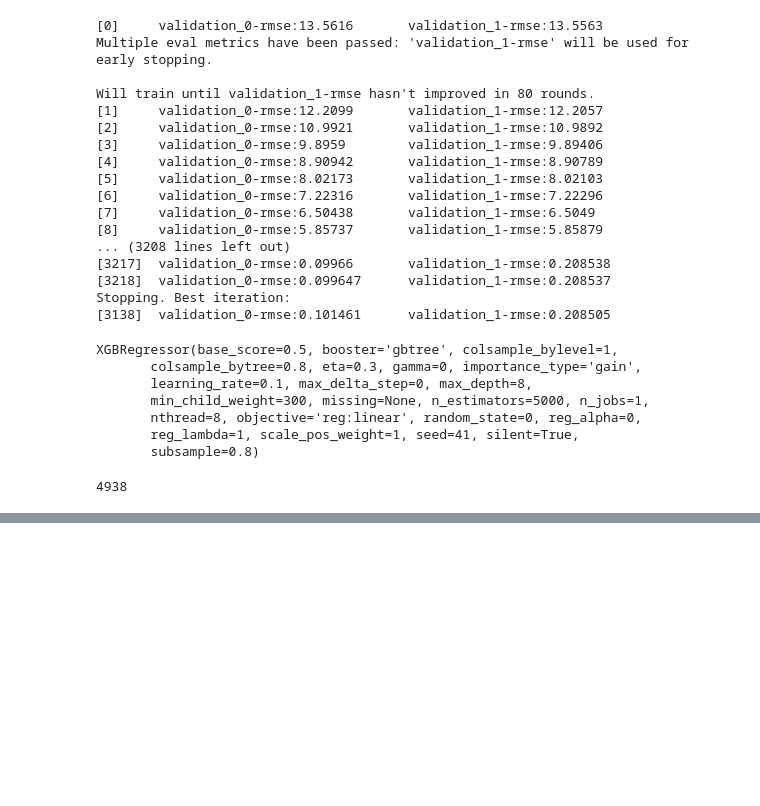
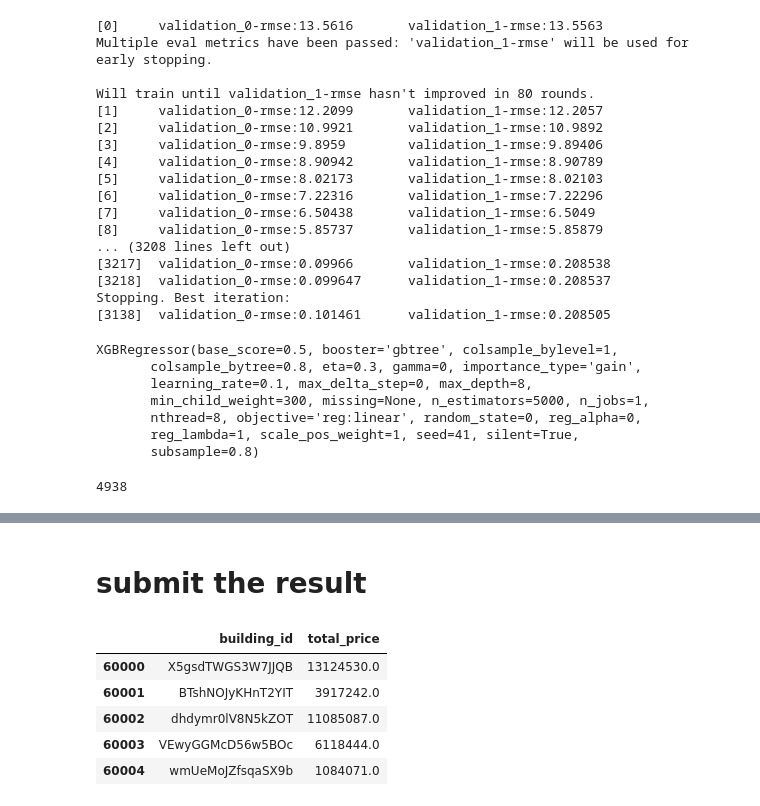
Before and after one commit to ChingChieh/HousePriceCompetition, a Jupyter notebook: HousePredition2.0.ipynb, the cells around one changed output, grey strips where cells are left out. Saved outputs shown, nothing was run; the diff lists cells and outputs as text; code cells hidden in the pictures; blank space fills up the shorter version.

```diff
--- a/HousePredition2.0.ipynb
+++ b/HousePredition2.0.ipynb
@@ -142,0 +227,18 @@ validation(model.predict(X_valid),y_valid)
+# %% [markdown]
+# submit the result
+# %%
+test_ = test.drop('building_id', axis=1)
+pred = model.predict(test_)
+pred_ = np.floor(np.expm1(pred))
+test_id = test['building_id']
+data = {'building_id':test_id, 'total_price':pred_}
+sub = pd.DataFrame(data)
+# %%
+sub.head()
+# %% [output]
+|  | building_id | total_price |
+| 60000 | X5gsdTWGS3W7JJQB | 13124530.0 |
+| 60001 | BTshNOJyKHnT2YIT | 3917242.0 |
+| 60002 | dhdymr0lV8N5kZOT | 11085087.0 |
+| 60003 | VEwyGGMcD56w5BOc | 6118444.0 |
+| 60004 | wmUeMoJZfsqaSX9b | 1084071.0 |
```
Also changed, not shown: parts of 12 cells of this notebook.
